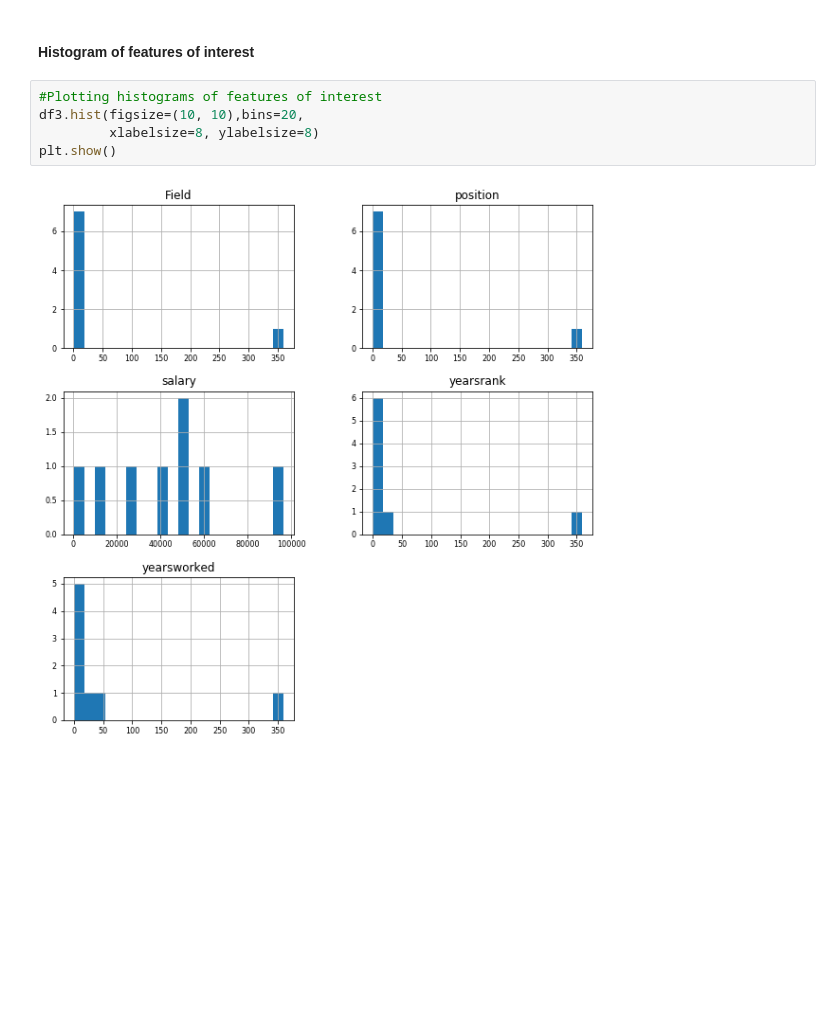
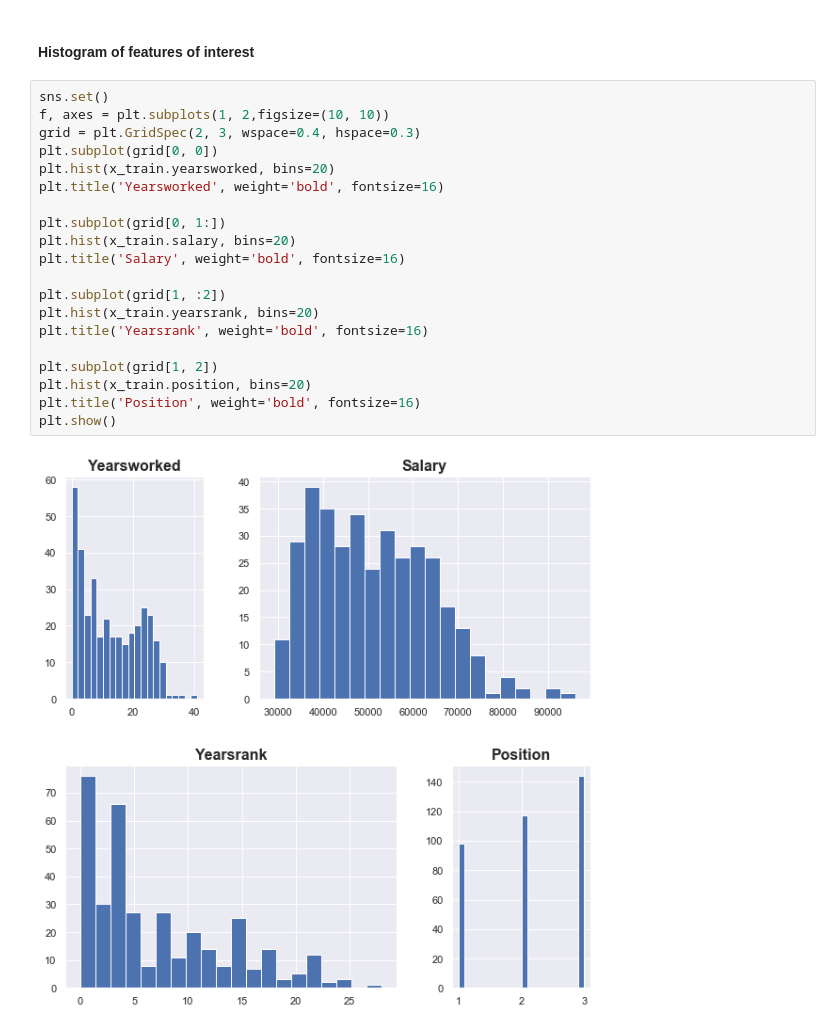
Before and after one commit to Sibusiso1995/Multi-linear-Regression, a Jupyter notebook: Untitled.ipynb, the cells around one changed output. Saved outputs shown, nothing was run; the diff lists cells and outputs as text; blank space fills up the shorter version.

```diff
--- a/Untitled.ipynb
+++ b/Untitled.ipynb
@@ -86,10 +87,25 @@ df3
 | max | 96156.000000 | 41.000000 | 28.000000 | 3.000000 | 4.000000 |
 # %% [markdown]
 #### Histogram of features of interest
-# %%
-#Plotting histograms of features of interest
-df3.hist(figsize=(10, 10),bins=20,
-         xlabelsize=8, ylabelsize=8)
-plt.show()
-# %% [output]
-[figure, removed]
+# %%
+sns.set()
+f, axes = plt.subplots(1, 2,figsize=(10, 10))
+grid = plt.GridSpec(2, 3, wspace=0.4, hspace=0.3)
+plt.subplot(grid[0, 0])
+plt.hist(x_train.yearsworked, bins=20)
+plt.title('Yearsworked', weight='bold', fontsize=16)
+
+plt.subplot(grid[0, 1:])
+plt.hist(x_train.salary, bins=20)
+plt.title('Salary', weight='bold', fontsize=16)
+
+plt.subplot(grid[1, :2])
+plt.hist(x_train.yearsrank, bins=20)
+plt.title('Yearsrank', weight='bold', fontsize=16)
+
+plt.subplot(grid[1, 2])
+plt.hist(x_train.position, bins=20)
+plt.title('Position', weight='bold', fontsize=16)
+plt.show()
+# %% [output]
+[figure, added]
```
Also changed, not shown: parts of 5 cells of this notebook.
